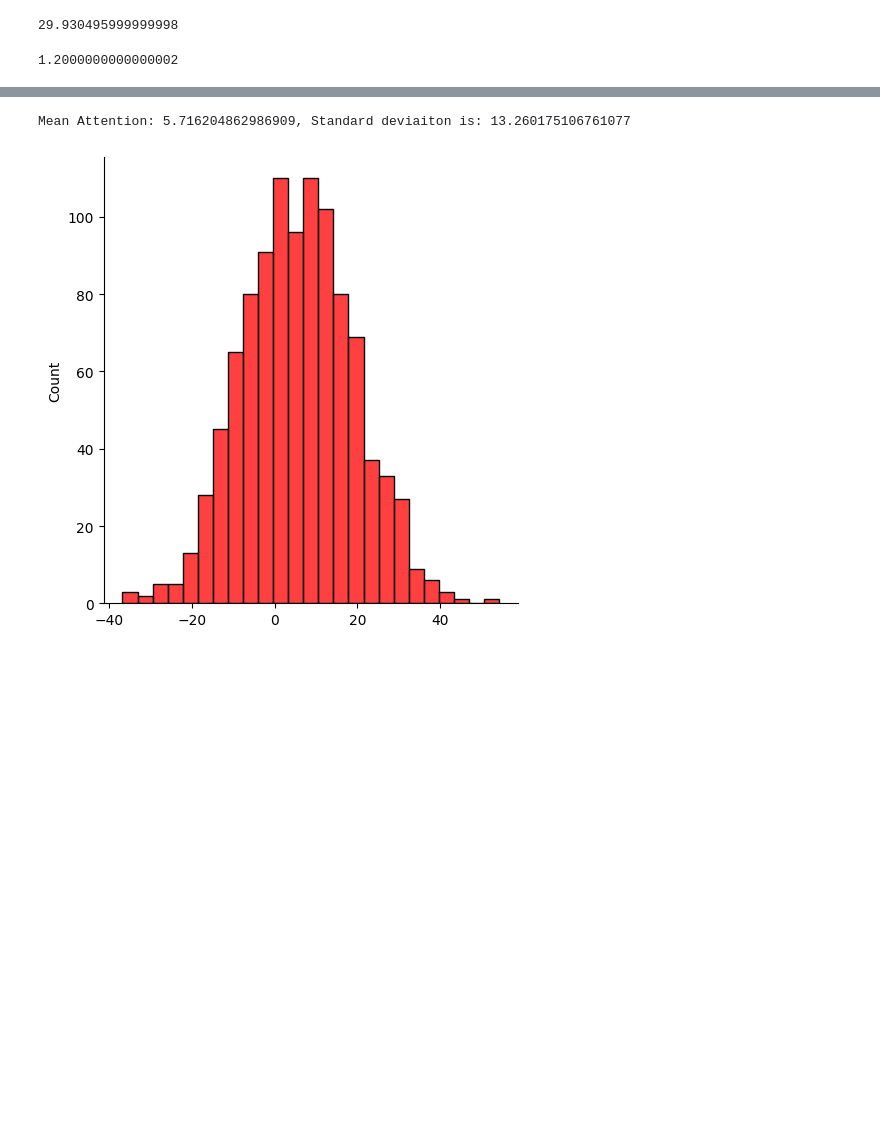
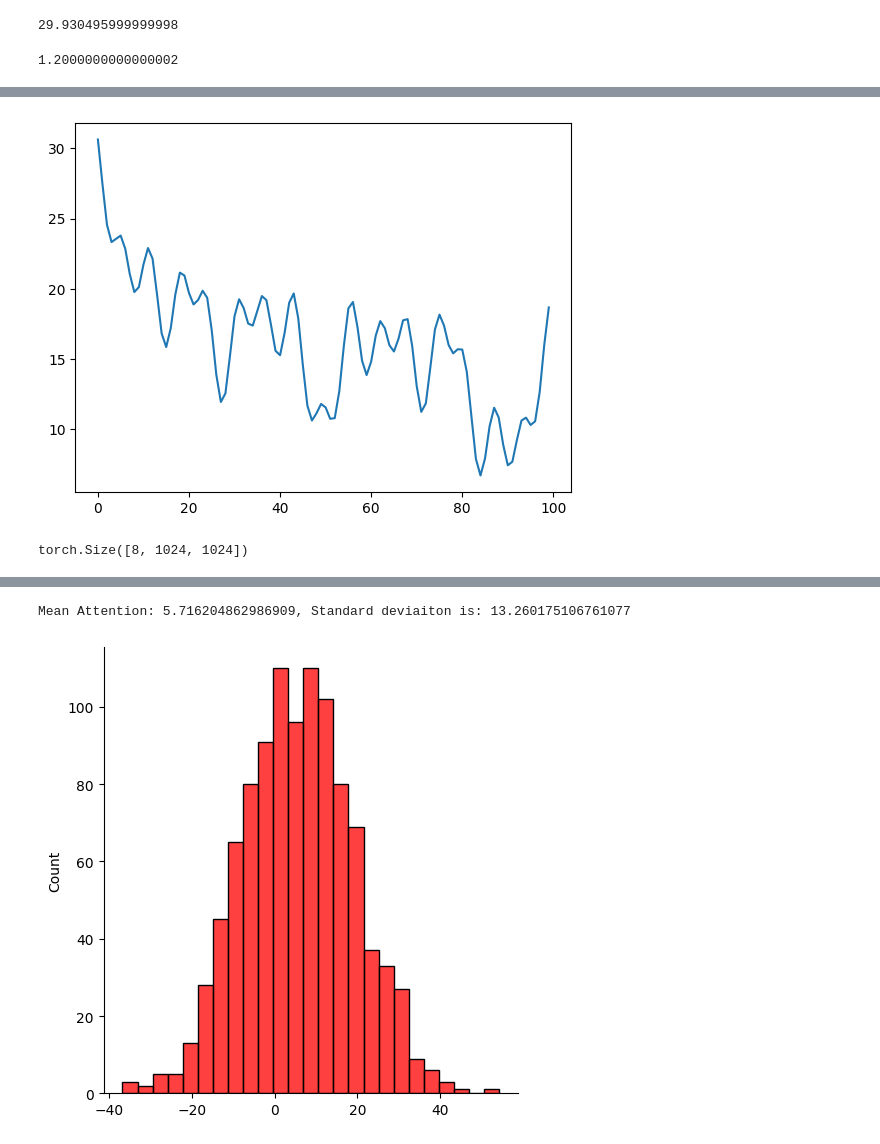
Before and after one commit to chaitanyamanem/TinyStories, a Jupyter notebook: StoryTeller-Book.ipynb, the cells around one changed output, grey strips where cells are left out. Saved outputs shown, nothing was run; the diff lists cells and outputs as text; code cells hidden in the pictures; blank space fills up the shorter version.

```diff
--- a/StoryTeller-Book.ipynb
+++ b/StoryTeller-Book.ipynb
@@ -1127,0 +1227,5 @@ https://gist.github.com/mwaskom/de44147ed2974457ad6372750bbe5751
+# %%
+sns.lineplot(x=list(range(len(attention_values_rope_1_mean_trend))), y=attention_values_rope_1_mean_trend)
+plt.show()
+# %% [output]
+[figure, added]
@@ -1127,0 +1246,4 @@ https://gist.github.com/mwaskom/de44147ed2974457ad6372750bbe5751
+# %%
+attention_values.shape
+# %% [output]
+torch.Size([8, 1024, 1024])
```
Also changed, not shown: parts of 38 cells of this notebook, 11 other files.
